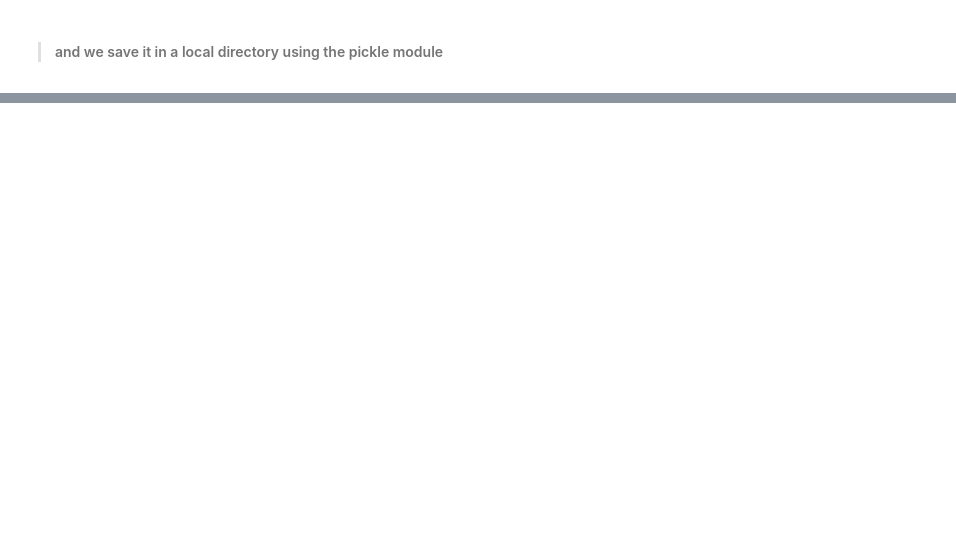
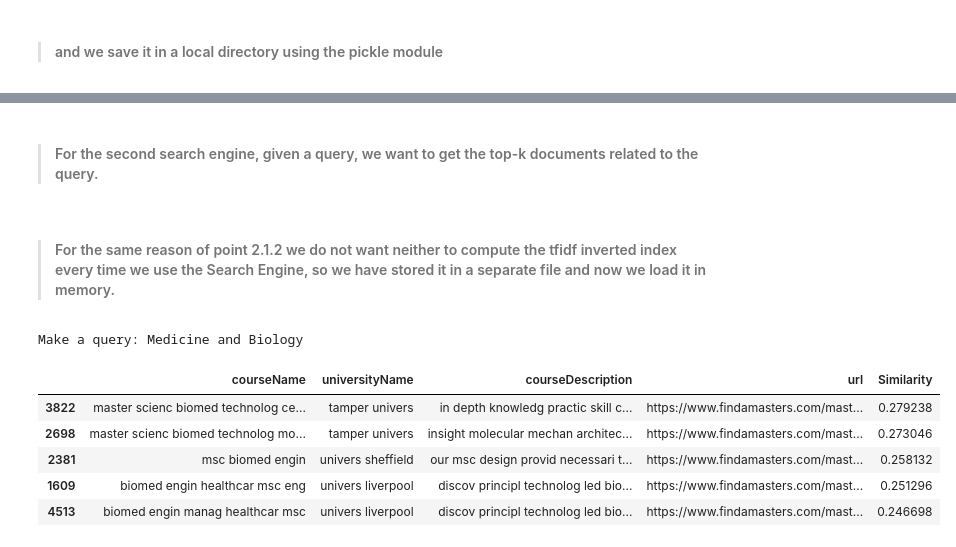
Before and after one commit to cricro1304/ADM-HW3, a Jupyter notebook: Search_engine/HW3_P2.ipynb, the cells around one changed output, grey strips where cells are left out. Saved outputs shown, nothing was run; the diff lists cells and outputs as text; code cells hidden in the pictures; blank space fills up the shorter version.

```diff
--- a/Search_engine/HW3_P2.ipynb
+++ b/Search_engine/HW3_P2.ipynb
@@ -189,0 +235,9 @@ with open(file_path, 'wb') as file:
+# %%
+import pickle
+
+directory_path = r'C:\Users\kkfam\Desktop\DATA_SCIENCE\ADM\HOMEWORKS\HOMEWORK_3\\'
+csv_filename = 'new_inverted_index.pkl'
+file_path = directory_path + csv_filename
+
+with open(file_path, 'wb') as file:
+    pickle.dump(new_tfidf_dict, file)
@@ -189,0 +246,22 @@ with open(file_path, 'wb') as file:
+# %% [markdown]
+>#### For the second search engine, given a query, we want to get the top-k documents related to the query.
+# %%
+top_k = 5 #we choose a number
+# %% [markdown]
+>#### For the same reason of point 2.1.2 we do not want neither to compute the tfidf inverted index every time we use the Search Engine, so we have stored it in a separate file and now we load it in memory.
+# %%
+with open(r"C:\Users\kkfam\Desktop\DATA_SCIENCE\ADM\HOMEWORKS\HOMEWORK_3\new_inverted_index.pkl", 'rb') as file:
+    tfidf_inverted_index = pickle.load(file)
+# %%
+topk_df = search_engine_2(df, vocabulary, inverted_index, tfidf_inverted_index, top_k)
+# %% [output]
+Make a query: Medicine and Biology
+# %%
+topk_df
+# %% [output]
+|  | courseName | universityName | courseDescription | url | Similarity |
+| 3822 | master scienc biomed technolog ce... | tamper univers | in depth knowledg practic skill c... | https://www.findamasters.com/mast... | 0.279238 |
+| 2698 | master scienc biomed technolog mo... | tamper univers | insight molecular mechan architec... | https://www.findamasters.com/mast... | 0.273046 |
+| 2381 | msc biomed engin | univers sheffield | our msc design provid necessari t... | https://www.findamasters.com/mast... | 0.258132 |
+| 1609 | biomed engin healthcar msc eng | univers liverpool | discov principl technolog led bio... | https://www.findamasters.com/mast... | 0.251296 |
+| 4513 | biomed engin manag healthcar msc | univers liverpool | discov principl technolog led bio... | https://www.findamasters.com/mast... | 0.246698 |
```
Also changed, not shown: parts of 24 cells of this notebook, 2 other files.
